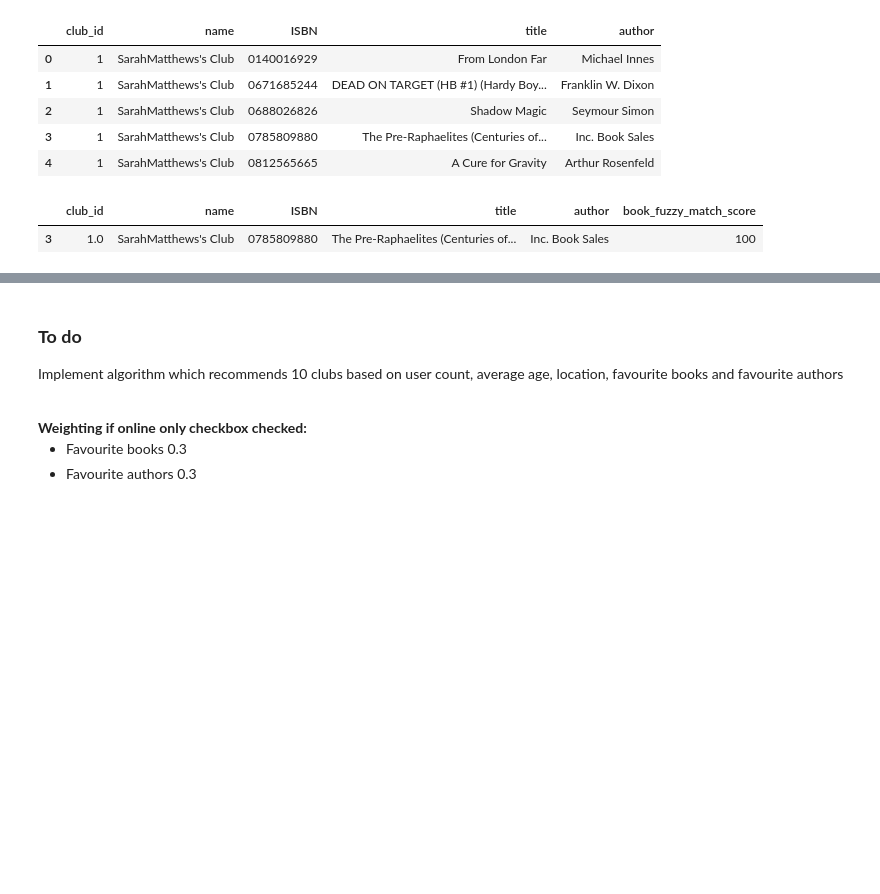
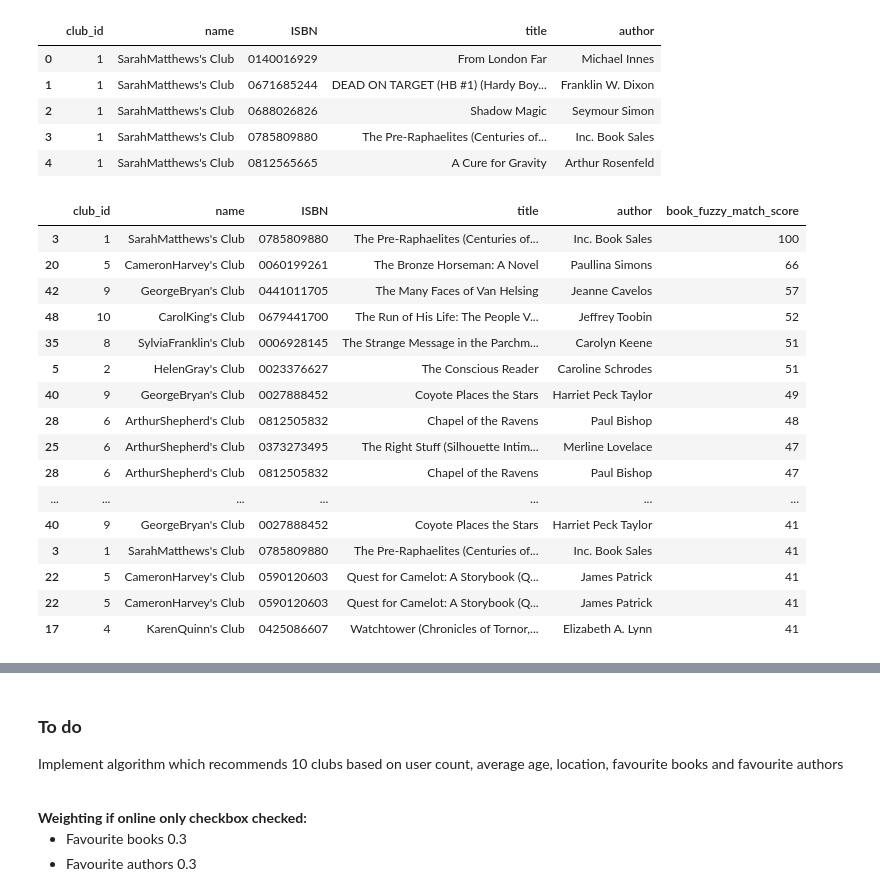
Before and after one commit to laurenceandrews/auguread, a Jupyter notebook: clubs/club-to-user-recommender/club-to-user-recommender.ipynb, the cells around one changed output, grey strips where cells are left out. Drawn from its saved outputs; the diff is of its cells as text; code cells hidden in the pictures; blank space fills up the shorter version.

```diff
--- a/clubs/club-to-user-recommender/club-to-user-recommender.ipynb
+++ b/clubs/club-to-user-recommender/club-to-user-recommender.ipynb
@@ -280,37 +280,52 @@ single_club_favourite_books_df
 # %%
 # Return all matching favourite books between a single user and multiple clubs (using fuzzy search)
 
 def get_ratio(row):
     book_title = row['title']
     return fuzz.token_sort_ratio(book_title, my_favourite_book)
 
 my_favourite_book = my_favourite_books_df.iloc[0]['title']
-book_0_matches_df = club_favourite_books_df[club_favourite_books_df.apply(get_ratio, axis=1) > 80]
+book_0_matches_df = club_favourite_books_df[club_favourite_books_df.apply(get_ratio, axis=1) > 40]
 book_0_matches_df['book_fuzzy_match_score'] = club_favourite_books_df.apply(get_ratio, axis=1)
 
 my_favourite_book = my_favourite_books_df.iloc[1]['title']
-book_1_matches_df = club_favourite_books_df[club_favourite_books_df.apply(get_ratio, axis=1) > 80]
+book_1_matches_df = club_favourite_books_df[club_favourite_books_df.apply(get_ratio, axis=1) > 40]
 book_1_matches_df['book_fuzzy_match_score'] = club_favourite_books_df.apply(get_ratio, axis=1)
 
 my_favourite_book = my_favourite_books_df.iloc[2]['title']
-book_2_matches_df = club_favourite_books_df[club_favourite_books_df.apply(get_ratio, axis=1) > 80]
+book_2_matches_df = club_favourite_books_df[club_favourite_books_df.apply(get_ratio, axis=1) > 40]
 book_2_matches_df['book_fuzzy_match_score'] = club_favourite_books_df.apply(get_ratio, axis=1)
 
 my_favourite_book = my_favourite_books_df.iloc[3]['title']
-book_3_matches_df = club_favourite_books_df[club_favourite_books_df.apply(get_ratio, axis=1) > 80]
+book_3_matches_df = club_favourite_books_df[club_favourite_books_df.apply(get_ratio, axis=1) > 40]
 book_3_matches_df['book_fuzzy_match_score'] = club_favourite_books_df.apply(get_ratio, axis=1)
 
 my_favourite_book = my_favourite_books_df.iloc[4]['title']
-book_4_matches_df = club_favourite_books_df[club_favourite_books_df.apply(get_ratio, axis=1) > 80]
+book_4_matches_df = club_favourite_books_df[club_favourite_books_df.apply(get_ratio, axis=1) > 40]
 book_4_matches_df['book_fuzzy_match_score'] = club_favourite_books_df.apply(get_ratio, axis=1)
 
 all_book_matches_df = pd.concat([book_0_matches_df, book_1_matches_df, book_2_matches_df, book_3_matches_df, book_4_matches_df])
 all_book_matches_df = all_book_matches_df.sort_values('book_fuzzy_match_score', ascending=False).dropna(how='any',axis=0)
 
 all_book_matches_df
 # %% [output]
 |  | club_id | name | ISBN | title | author | book_fuzzy_match_score |
-| 3 | 1.0 | SarahMatthews's Club | 0785809880 | The Pre-Raphaelites (Centuries of... | Inc. Book Sales | 100 |
+| 3 | 1 | SarahMatthews's Club | 0785809880 | The Pre-Raphaelites (Centuries of... | Inc. Book Sales | 100 |
+| 20 | 5 | CameronHarvey's Club | 0060199261 | The Bronze Horseman: A Novel | Paullina Simons | 66 |
+| 42 | 9 | GeorgeBryan's Club | 0441011705 | The Many Faces of Van Helsing | Jeanne Cavelos | 57 |
+| 48 | 10 | CarolKing's Club | 0679441700 | The Run of His Life: The People V... | Jeffrey Toobin | 52 |
+| 35 | 8 | SylviaFranklin's Club | 0006928145 | The Strange Message in the Parchm... | Carolyn Keene | 51 |
+| 5 | 2 | HelenGray's Club | 0023376627 | The Conscious Reader | Caroline Schrodes | 51 |
+| 40 | 9 | GeorgeBryan's Club | 0027888452 | Coyote Places the Stars | Harriet Peck Taylor | 49 |
+| 28 | 6 | ArthurShepherd's Club | 0812505832 | Chapel of the Ravens | Paul Bishop | 48 |
+| 25 | 6 | ArthurShepherd's Club | 0373273495 | The Right Stuff (Silhouette Intim... | Merline Lovelace | 47 |
+| 28 | 6 | ArthurShepherd's Club | 0812505832 | Chapel of the Ravens | Paul Bishop | 47 |
+| ... | ... | ... | ... | ... | ... | ... |
+| 40 | 9 | GeorgeBryan's Club | 0027888452 | Coyote Places the Stars | Harriet Peck Taylor | 41 |
+| 3 | 1 | SarahMatthews's Club | 0785809880 | The Pre-Raphaelites (Centuries of... | Inc. Book Sales | 41 |
+| 22 | 5 | CameronHarvey's Club | 0590120603 | Quest for Camelot: A Storybook (Q... | James Patrick | 41 |
+| 22 | 5 | CameronHarvey's Club | 0590120603 | Quest for Camelot: A Storybook (Q... | James Patrick | 41 |
+| 17 | 4 | KarenQuinn's Club | 0425086607 | Watchtower (Chronicles of Tornor,... | Elizabeth A. Lynn | 41 |
 # %%
 # Return a list of clubs in order of which have the most matching favourite books with the user
 
```
Also changed, not shown: parts of 8 cells of this notebook.
